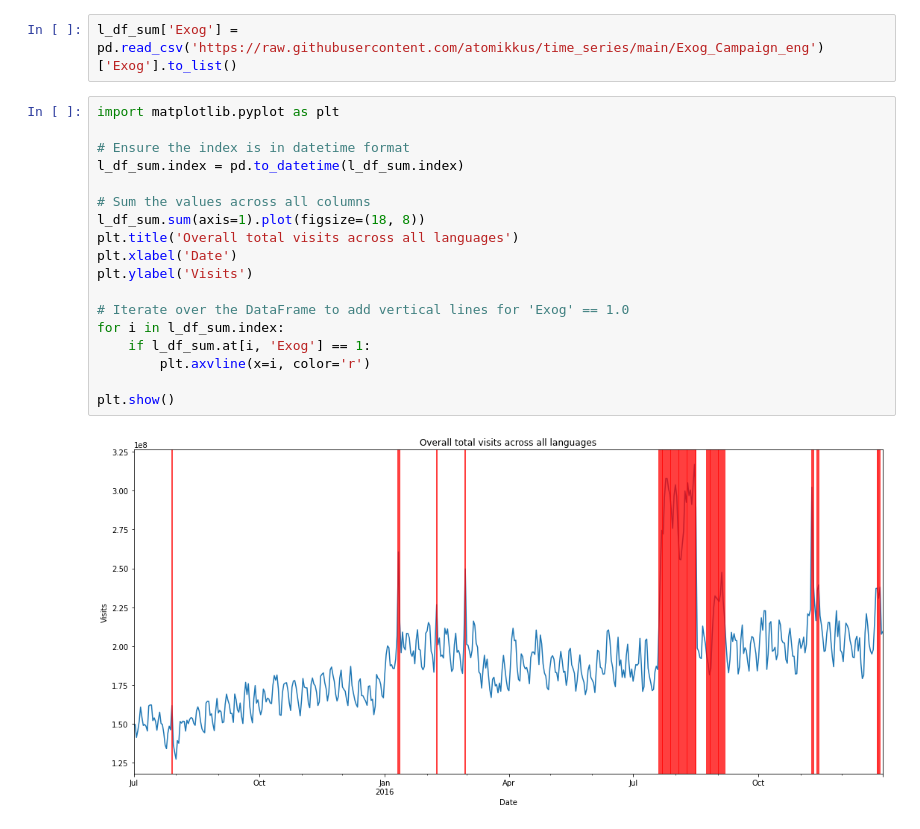
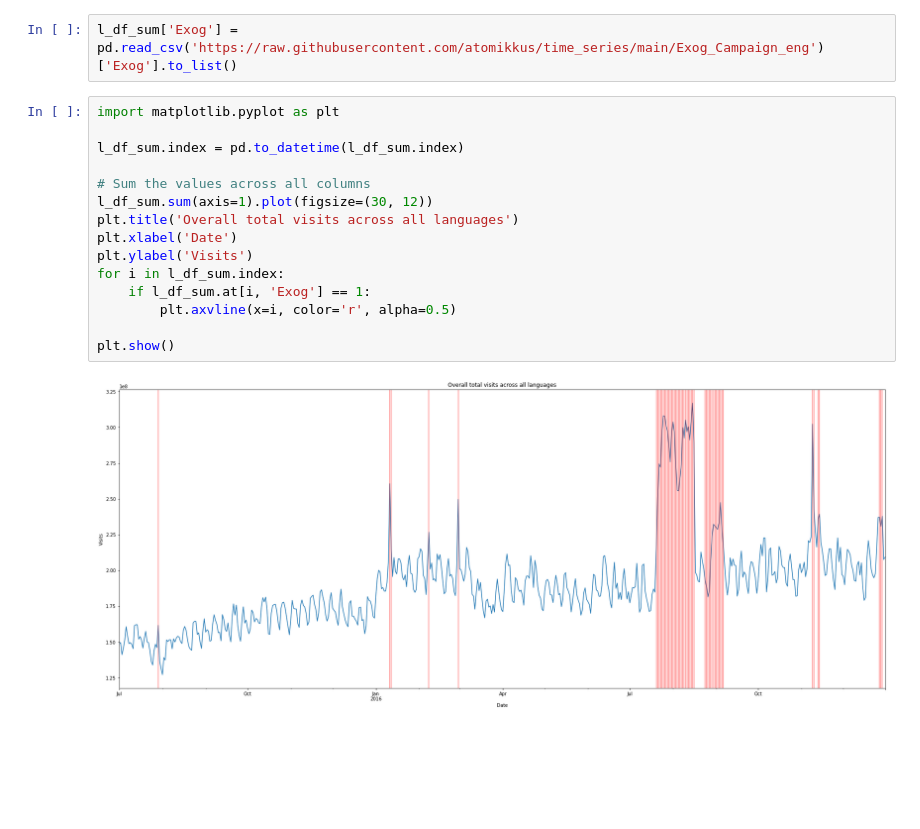
Before and after one commit to atomikkus/time_series, a Jupyter notebook: adease.ipynb, the cells around one changed output. Drawn from its saved outputs; the diff is of its cells as text; blank space fills up the shorter version.

```diff
--- a/adease.ipynb
+++ b/adease.ipynb
@@ -135,20 +135,17 @@ l_df_sum['Exog'] = pd.read_csv('https://raw.githubusercontent.com/atomikkus/time
 # %%
 import matplotlib.pyplot as plt
 
-# Ensure the index is in datetime format
 l_df_sum.index = pd.to_datetime(l_df_sum.index)
 
 # Sum the values across all columns
-l_df_sum.sum(axis=1).plot(figsize=(18, 8))
+l_df_sum.sum(axis=1).plot(figsize=(30, 12))
 plt.title('Overall total visits across all languages')
 plt.xlabel('Date')
 plt.ylabel('Visits')
-
-# Iterate over the DataFrame to add vertical lines for 'Exog' == 1.0
 for i in l_df_sum.index:
     if l_df_sum.at[i, 'Exog'] == 1:
-        plt.axvline(x=i, color='r')
+        plt.axvline(x=i, color='r', alpha=0.5)
 
 plt.show()
 # %% [output]
-[figure, old version]
+[figure, new version]
```
Also changed, not shown: parts of 8 cells of this notebook.
